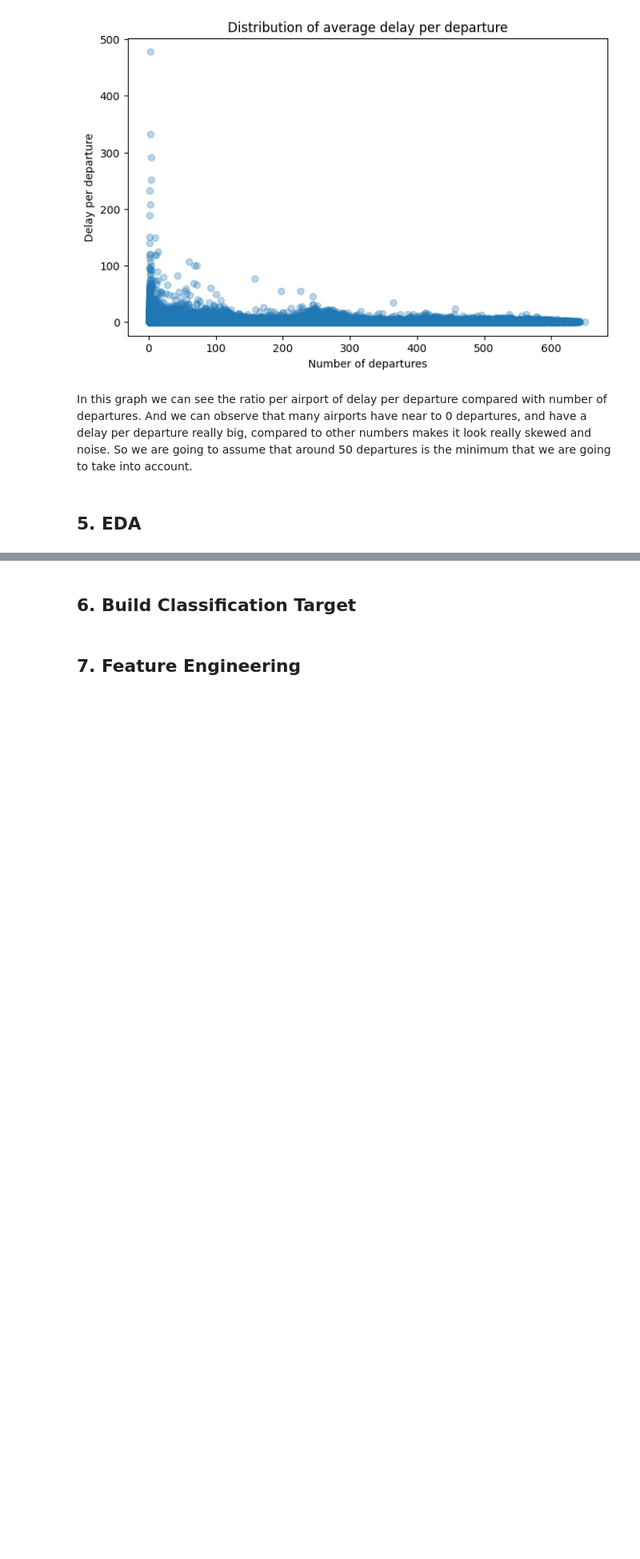
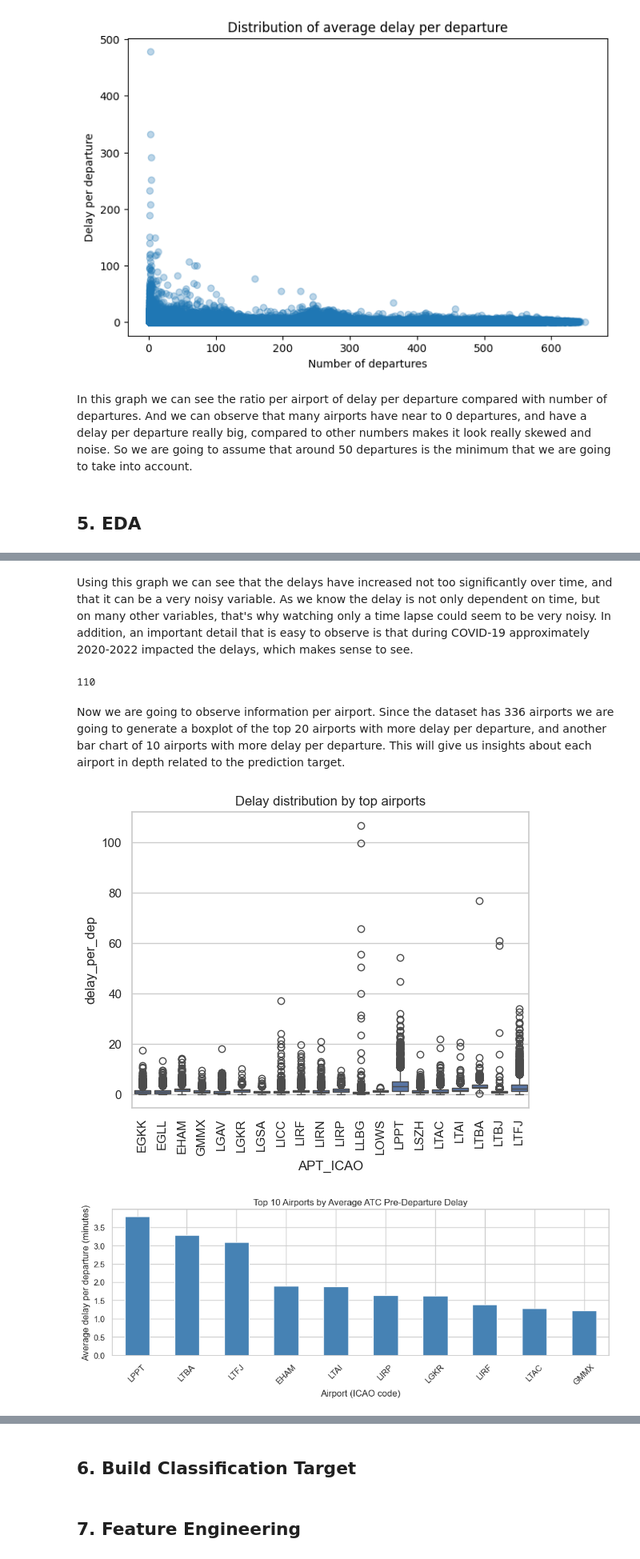
Before and after one commit to agarcia246/Machine_learning_Project, a Jupyter notebook: flight_delays.ipynb, the cells around one changed output, grey strips where cells are left out. Shown at 80% size. Cells and saved outputs as stored; diff of their text form; code cells hidden in the pictures; blank space fills up the shorter version.

```diff
--- a/flight_delays.ipynb
+++ b/flight_delays.ipynb
@@ -767,0 +786,51 @@ plt.show()
+# %% [markdown]
+Using this graph we can see that the delays have increased not too significantly over time, and that it can be a very noisy variable. As we know the delay is not only dependent on time, but on many other variables, that's why watching only a time lapse could seem to be very noisy. In addition, an important detail that is easy to observe is that during COVID-19 approximately 2020-2022 impacted the delays, which makes sense to see.
+# %%
+df["APT_ICAO"].nunique()
+# %% [output]
+110
+# %% [markdown]
+Now we are going to observe information per airport. Since the dataset has 336 airports we are going to generate a boxplot of the top 20 airports with more delay per departure, and another bar chart of 10 airports with more delay per departure. This will give us insights about each airport in depth related to the prediction target.
+# %%
+top_airports = (
+    panel.groupby("APT_ICAO")["delay_per_dep"]
+    .mean()
+    .sort_values(ascending=False)
+    .head(20)
+    .index
+)
+
+
+sns.boxplot(
+    data=panel[panel["APT_ICAO"].isin(top_airports)],
+    x="APT_ICAO",
+    y="delay_per_dep"
+)
+
+
+plt.xticks(rotation=90)
+plt.title("Delay distribution by top airports")
+plt.show()
+
+
+
+top10_delay = (
+    panel.groupby("APT_ICAO")["delay_per_dep"]
+    .mean()
+    .dropna()
+    .sort_values(ascending=False)
+    .head(10)
+)
+
+
+fig, ax = plt.subplots(figsize=(10, 4))
+top10_delay.plot(kind="bar", ax=ax, color="steelblue", edgecolor="white")
+ax.set_title("Top 10 Airports by Average ATC Pre-Departure Delay")
+ax.set_xlabel("Airport (ICAO code)")
+ax.set_ylabel("Average delay per departure (minutes)")
+plt.xticks(rotation=45)
+plt.tight_layout()
+plt.show()
+# %% [output]
+[figure, added]
+[figure, added]
```
Also changed, not shown: parts of 41 cells of this notebook.
